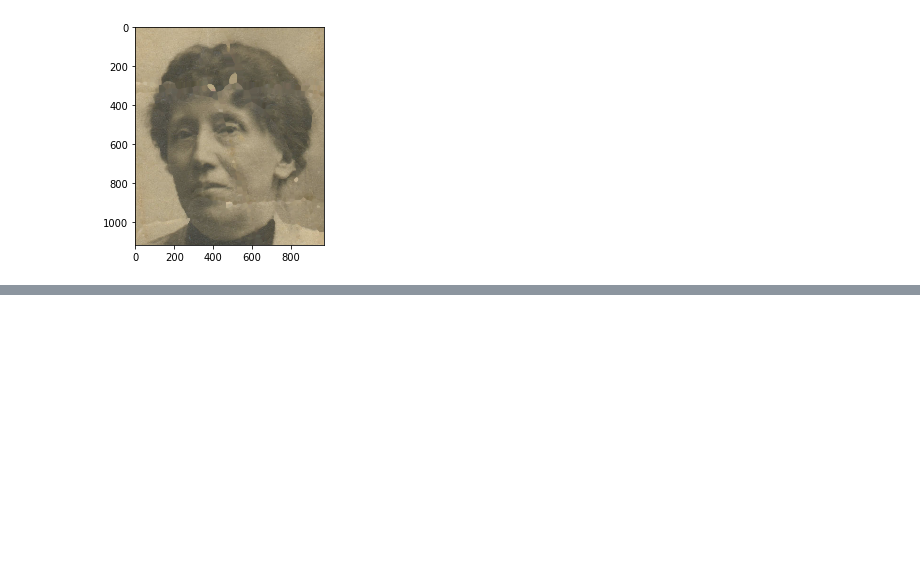
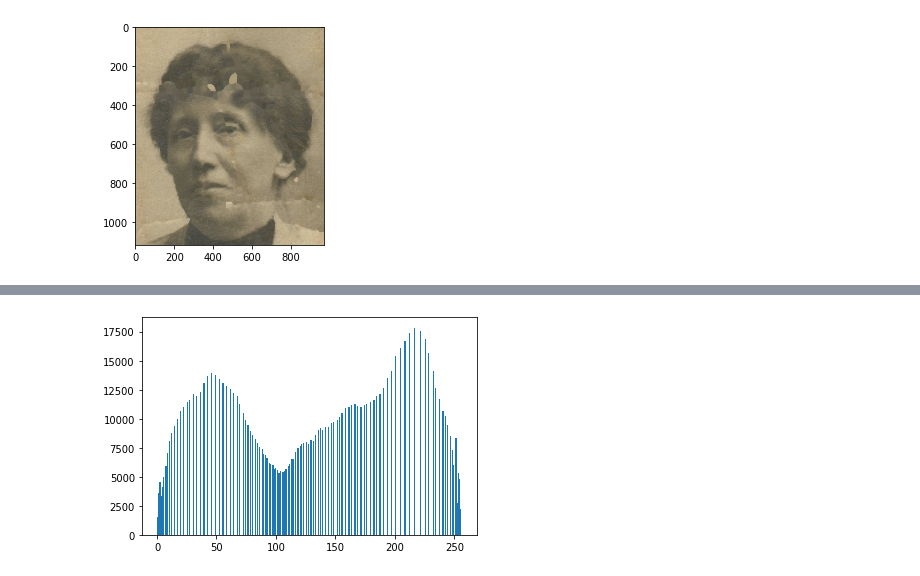
Before and after one commit to uol-mediaprocessing-201920/group-projects-image-restauration, a Jupyter notebook: main.ipynb, the cells around one changed output, grey strips where cells are left out. Saved outputs shown, nothing was run; the diff lists cells and outputs as text; code cells hidden in the pictures; blank space fills up the shorter version.

```diff
--- a/main.ipynb
+++ b/main.ipynb
@@ -256,0 +275,5 @@ plt.imshow(cv2.cvtColor(result, cv2.COLOR_BGR2RGB))
+# %%
+plt.hist(img_equalized.ravel(), 256, [0, 256])
+plt.show()
+# %% [output]
+[figure, added]
```
Also changed, not shown: parts of 39 cells of this notebook.
